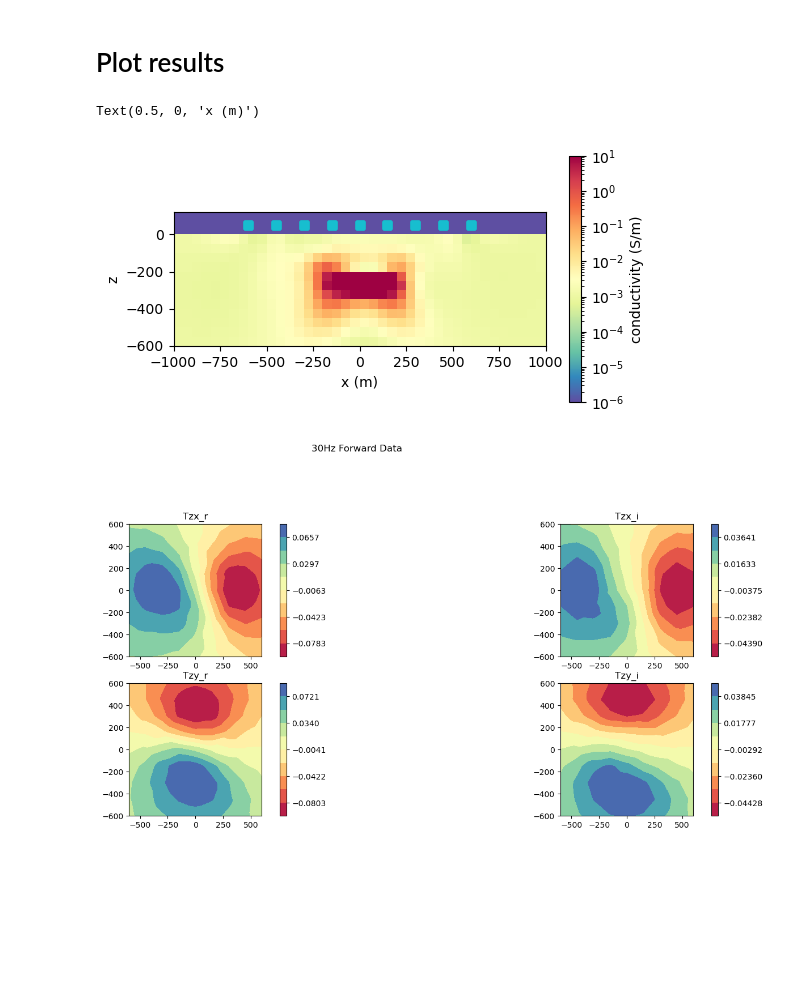
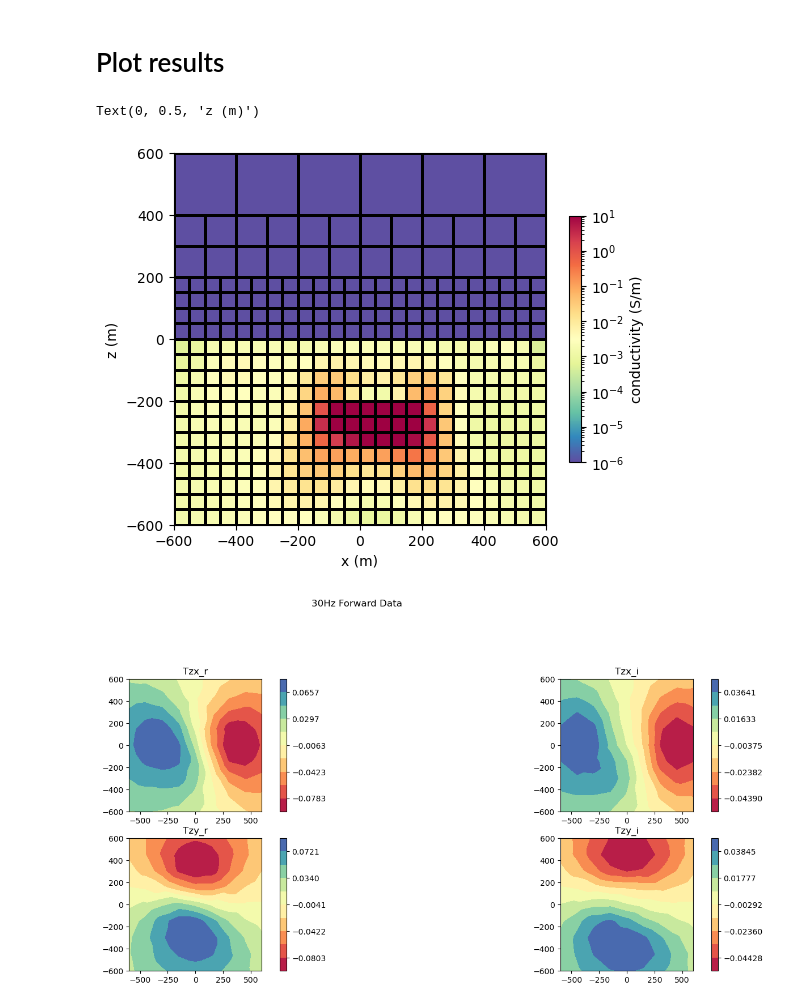
Before and after one commit to pokarparth/ztem_simpeg, a Jupyter notebook: notebooks/ztem_syn_invert_full.ipynb, the cells around one changed output. Saved outputs shown, nothing was run; the diff lists cells and outputs as text; code cells hidden in the pictures; blank space fills up the shorter version.

```diff
--- a/notebooks/ztem_syn_invert_full.ipynb
+++ b/notebooks/ztem_syn_invert_full.ipynb
@@ -166,28 +152,31 @@ Inversion took 5.603238113721212 minutes
+# %%
+mopt = np.load("../inv_models/002-InversionModel-2024-04-05-14-41.npy")
 # %% [markdown]
 # Plot results
 # %%
 # Plot recovered model
 plot_map = maps.ExpMap(mesh) * actMap
 mopt_rec = plot_map * mopt
-plot_ind = np.where(mesh.nodes_y==100)[0][0]
+plot_ind = np.where(mesh.nodes_z==-200)[0][0]
 fig, ax = plt.subplots(1, 1, figsize=(6, 8))
 
-xlim = 1000*np.r_[-1, 1]
-ylim= np.r_[-600, 120]
+xlim = 600*np.r_[-1, 1]
+ylim= 600*np.r_[-1, 1]
 
-out = mesh.plot_slice(mopt_rec, normal="y", ax=ax, pcolor_opts={"norm":LogNorm(vmin=1e-6, vmax=10), "cmap":"Spectral_r"})
+out = mesh.plot_slice(mopt_rec, normal="x", ax=ax,grid=True, pcolor_opts={"norm":LogNorm(vmin=1e-6, vmax=10), "cmap":"Spectral_r"})
 cb = plt.colorbar(out[0], shrink=0.4)
 cb.set_label("conductivity (S/m)")
 
 ax.set_xlim(xlim)
 ax.set_ylim(ylim)
 ax.set_aspect(1)
 ax.set_title("")
-ax.plot(receiver_locations[:,0], np.ones_like(receiver_locations[:,0])*receiver_locations[:,2], "C9s")
+#.plot(receiver_locations[:,0], np.ones_like(receiver_locations[:,0])*receiver_locations[:,2], "C9s")
 ax.set_xlabel("x (m)")
+ax.set_ylabel("z (m)")
 # %% [output]
-Text(0.5, 0, 'x (m)')
+Text(0, 0.5, 'z (m)')
-[figure, old version]
+[figure, new version]
 # %%
 # Predict fields and data for a synthetic model
 
```
Also changed, not shown: parts of 2 cells of this notebook, 13 other files.
